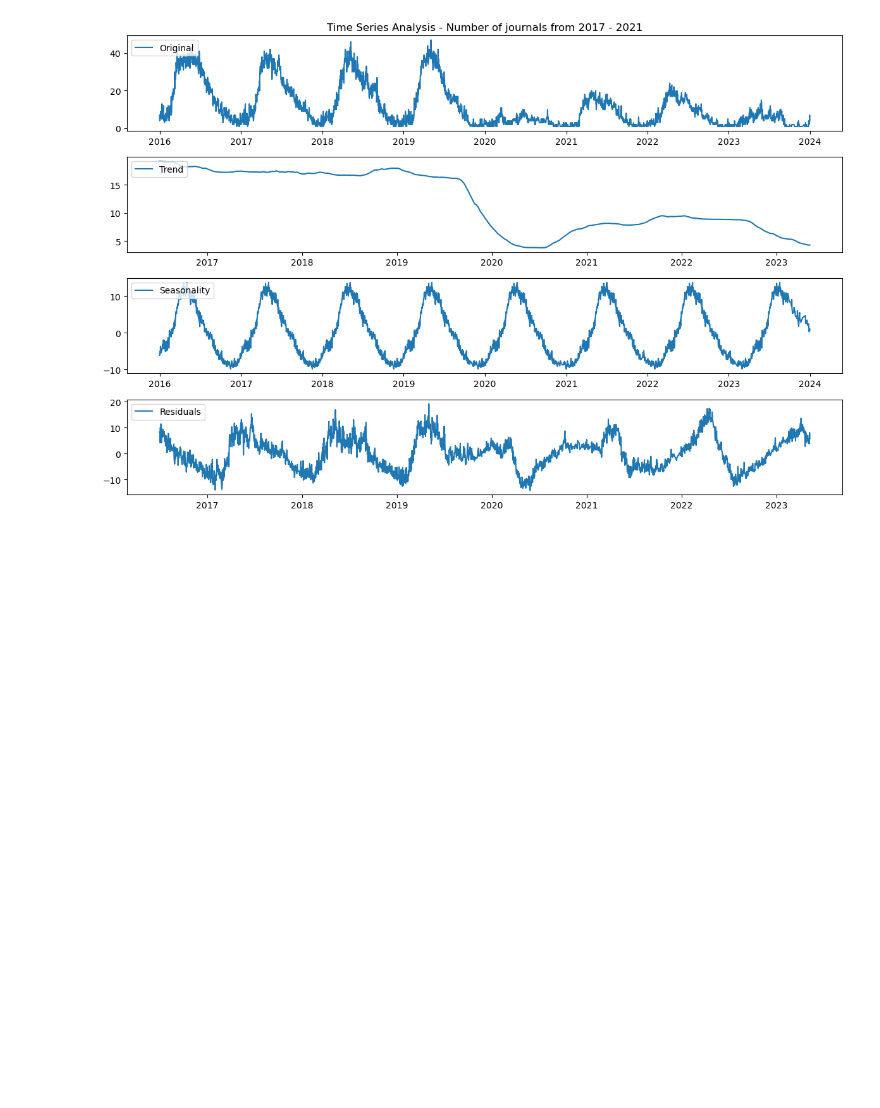
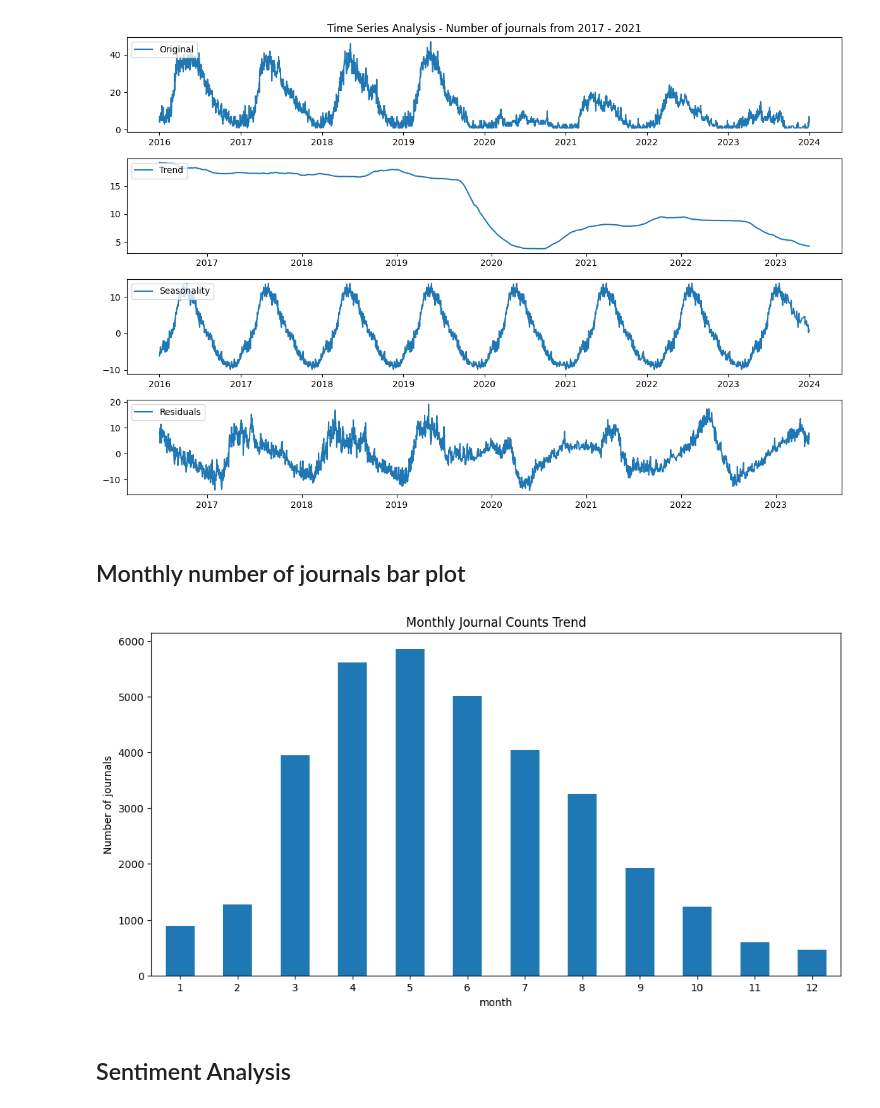
Before and after one commit to jenniferchandran/EAGERVisualizations, a Jupyter notebook: AladdinKun/main.ipynb, the cells around one changed output. Drawn from its saved outputs; the diff is of its cells as text; code cells hidden in the pictures; blank space fills up the shorter version.

```diff
--- a/AladdinKun/main.ipynb
+++ b/AladdinKun/main.ipynb
@@ -347,3 +344,16 @@ plt.tight_layout()
 plt.show()
 # %% [output]
 [figure]
+# %% [markdown]
+## Monthly number of journals bar plot
+# %%
+fig, ax = plt.subplots(figsize=(12, 6))
+Trail_all.groupby(['month']).size().plot(kind='bar')
+plt.title('Monthly Journal Counts Trend')
+plt.ylabel('Number of journals')
+plt.xticks(rotation=0)
+plt.show()
+# %% [output]
+[figure, added]
+# %% [markdown]
+## Sentiment Analysis
```
Also changed, not shown: parts of 7 cells of this notebook, 1 other file.
